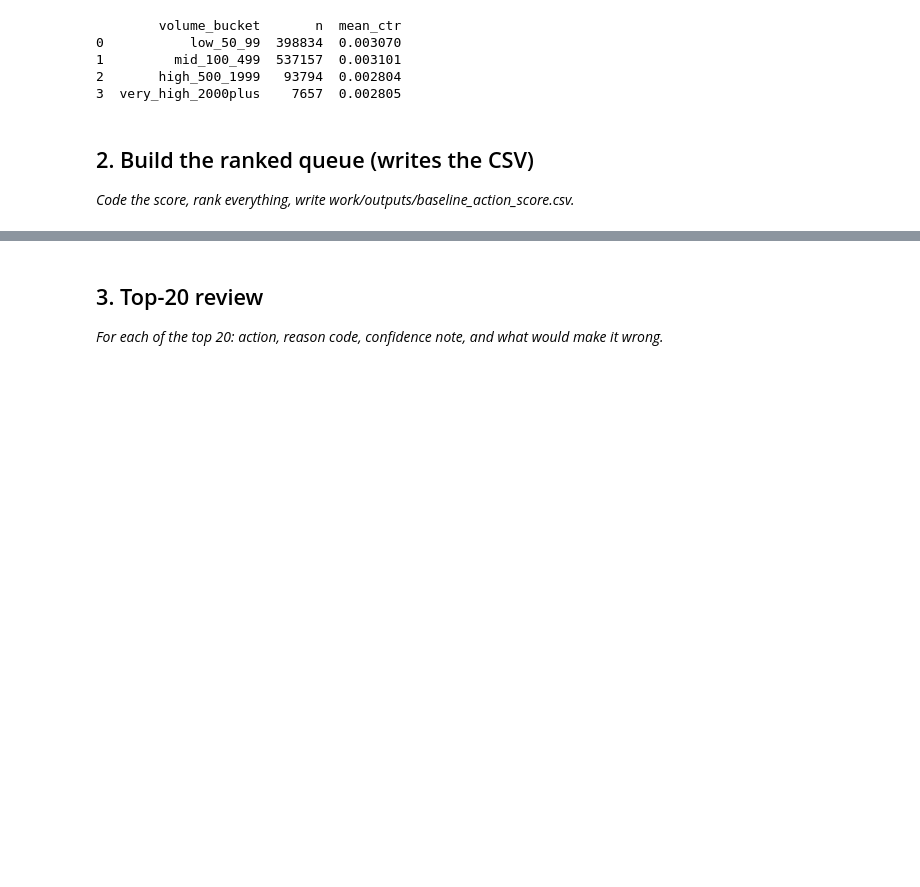
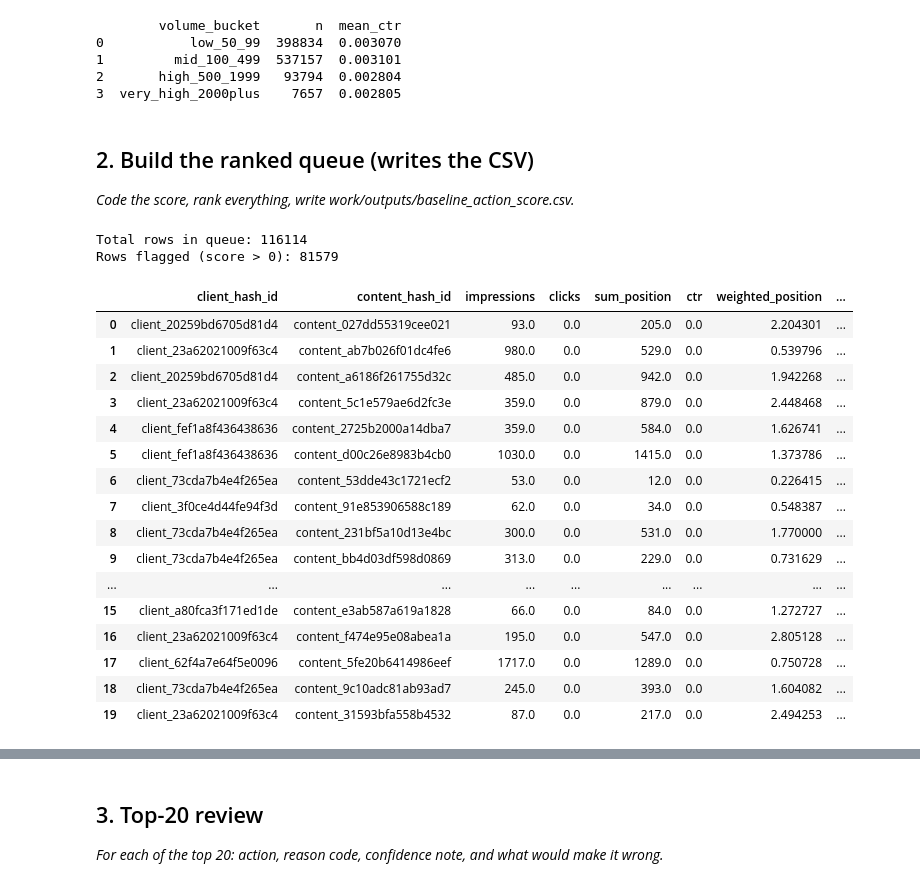
Before and after one commit to gulgumusdere/flyrank-internship-ml, a Jupyter notebook: work/notebooks/w04_baseline_score.ipynb, the cells around one changed output, grey strips where cells are left out. Saved outputs shown, nothing was run; the diff lists cells and outputs as text; code cells hidden in the pictures; blank space fills up the shorter version.

```diff
--- a/work/notebooks/w04_baseline_score.ipynb
+++ b/work/notebooks/w04_baseline_score.ipynb
@@ -113,5 +113,77 @@ print(volume_result)
 
 *Code the score, rank everything, write work/outputs/baseline_action_score.csv.*
 # %%
-# This cell is for CODE (numbers, a query, a check).
-# Write your text answer in the cell ABOVE this one — typing sentences here breaks Run All.
+q_queue = f"""
+SELECT
+    client_hash_id,
+    content_hash_id,
+    SUM(gsc_impressions) AS impressions,
+    SUM(gsc_clicks) AS clicks,
+    SUM(gsc_sum_position) AS sum_position
+FROM '{fact_path}'
+WHERE gsc_data_available IS TRUE
+GROUP BY client_hash_id, content_hash_id
+HAVING SUM(gsc_impressions) >= 50
+"""
+queue_df = con.sql(q_queue).df()
+
+queue_df["ctr"] = queue_df["clicks"] / queue_df["impressions"]
+queue_df["weighted_position"] = queue_df["sum_position"] / queue_df["impressions"]
+
+import pandas as pd
+
+queue_df["position_tier"] = pd.cut(
+    queue_df["weighted_position"],
+    bins=[0, 3, 10, 20, 50, 100000],
+    labels=["top_3", "page_1", "page_2", "page_3_5", "deep"]
+)
+
+tier_mean_ctr = queue_df.groupby("position_tier", observed=True)["ctr"].mean()
+queue_df["expected_ctr"] = queue_df["position_tier"].map(tier_mean_ctr.to_dict()).astype(float)
+queue_df["ctr_gap"] = queue_df["expected_ctr"] - queue_df["ctr"]
+
+# Threshold: only positive gaps (underperforming) get a reason code.
+# far_below = top quartile of positive gaps; below = rest.
+gap_q75 = queue_df.loc[queue_df["ctr_gap"] > 0, "ctr_gap"].quantile(0.75)
+
+def reason_code(gap):
+    if gap <= 0:
+        return None
+    elif gap >= gap_q75:
+        return "ctr_far_below_position_peers"
+    else:
+        return "ctr_below_position_peers"
+
+queue_df["reason_code"] = queue_df["ctr_gap"].apply(reason_code)
+queue_df["action"] = queue_df["reason_code"].apply(lambda r: "snippet_review" if r else "monitor")
+queue_df["score"] = queue_df["ctr_gap"]
+
+ranked = queue_df.sort_values("score", ascending=False).reset_index(drop=True)
+
+import os
+os.makedirs("work/outputs", exist_ok=True)
+ranked.to_csv("work/outputs/baseline_action_score.csv", index=False)
+
+print(f"Total rows in queue: {len(ranked)}")
+print(f"Rows flagged (score > 0): {(ranked['score'] > 0).sum()}")
+ranked.head(20)
+# %% [output]
+Total rows in queue: 116114
+Rows flagged (score > 0): 81579
+|  | client_hash_id | content_hash_id | impressions | clicks | sum_position | ctr | weighted_position | ... |
+| 0 | client_20259bd6705d81d4 | content_027dd55319cee021 | 93.0 | 0.0 | 205.0 | 0.0 | 2.204301 | ... |
+| 1 | client_23a62021009f63c4 | content_ab7b026f01dc4fe6 | 980.0 | 0.0 | 529.0 | 0.0 | 0.539796 | ... |
+| 2 | client_20259bd6705d81d4 | content_a6186f261755d32c | 485.0 | 0.0 | 942.0 | 0.0 | 1.942268 | ... |
+| 3 | client_23a62021009f63c4 | content_5c1e579ae6d2fc3e | 359.0 | 0.0 | 879.0 | 0.0 | 2.448468 | ... |
+| 4 | client_fef1a8f436438636 | content_2725b2000a14dba7 | 359.0 | 0.0 | 584.0 | 0.0 | 1.626741 | ... |
+| 5 | client_fef1a8f436438636 | content_d00c26e8983b4cb0 | 1030.0 | 0.0 | 1415.0 | 0.0 | 1.373786 | ... |
+| 6 | client_73cda7b4e4f265ea | content_53dde43c1721ecf2 | 53.0 | 0.0 | 12.0 | 0.0 | 0.226415 | ... |
+| 7 | client_3f0ce4d44fe94f3d | content_91e853906588c189 | 62.0 | 0.0 | 34.0 | 0.0 | 0.548387 | ... |
+| 8 | client_73cda7b4e4f265ea | content_231bf5a10d13e4bc | 300.0 | 0.0 | 531.0 | 0.0 | 1.770000 | ... |
+| 9 | client_73cda7b4e4f265ea | content_bb4d03df598d0869 | 313.0 | 0.0 | 229.0 | 0.0 | 0.731629 | ... |
+| ... | ... | ... | ... | ... | ... | ... | ... | ... |
+| 15 | client_a80fca3f171ed1de | content_e3ab587a619a1828 | 66.0 | 0.0 | 84.0 | 0.0 | 1.272727 | ... |
+| 16 | client_23a62021009f63c4 | content_f474e95e08abea1a | 195.0 | 0.0 | 547.0 | 0.0 | 2.805128 | ... |
+| 17 | client_62f4a7e64f5e0096 | content_5fe20b6414986eef | 1717.0 | 0.0 | 1289.0 | 0.0 | 0.750728 | ... |
+| 18 | client_73cda7b4e4f265ea | content_9c10adc81ab93ad7 | 245.0 | 0.0 | 393.0 | 0.0 | 1.604082 | ... |
+| 19 | client_23a62021009f63c4 | content_31593bfa558b4532 | 87.0 | 0.0 | 217.0 | 0.0 | 2.494253 | ... |
```
Also changed, not shown: parts of 1 cell of this notebook.
